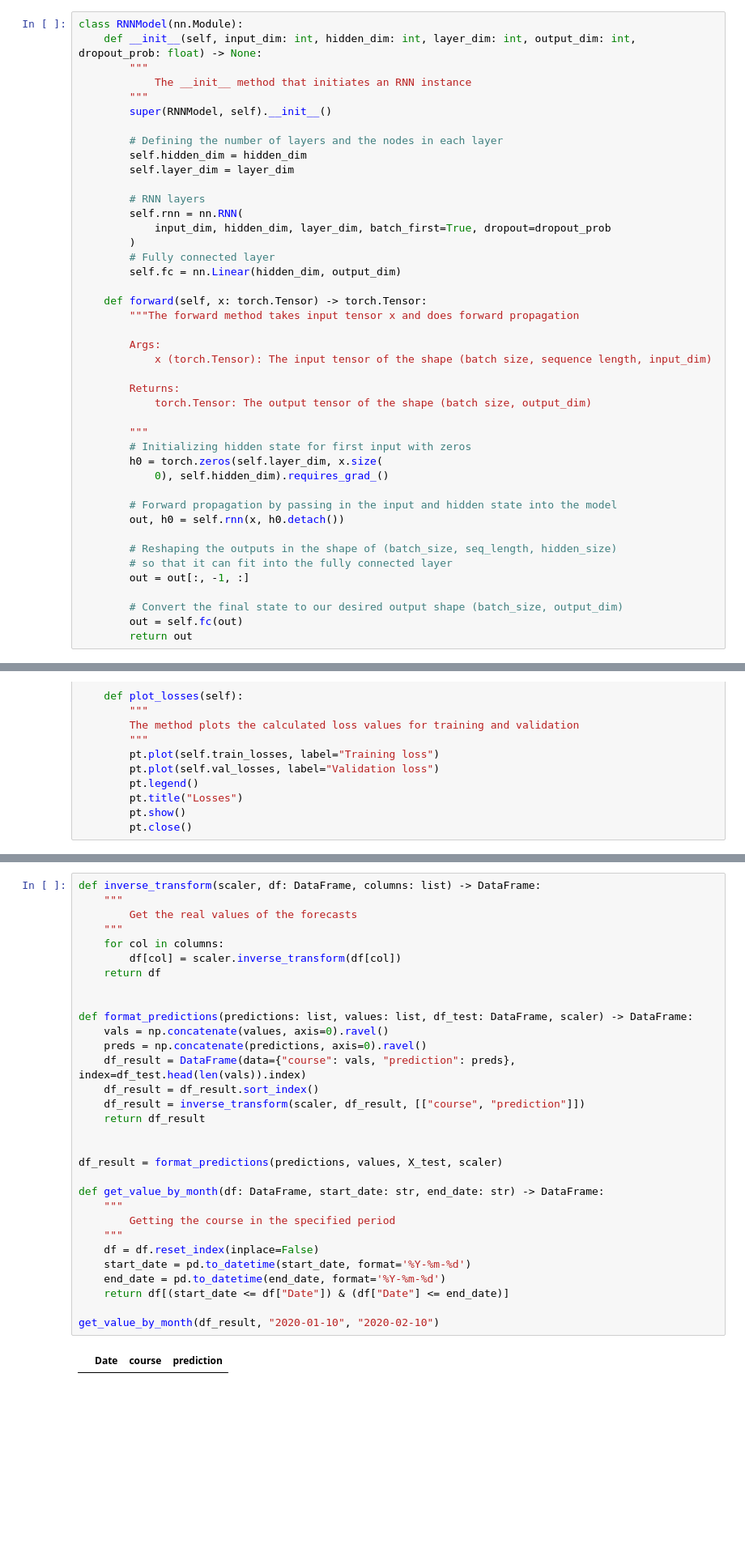
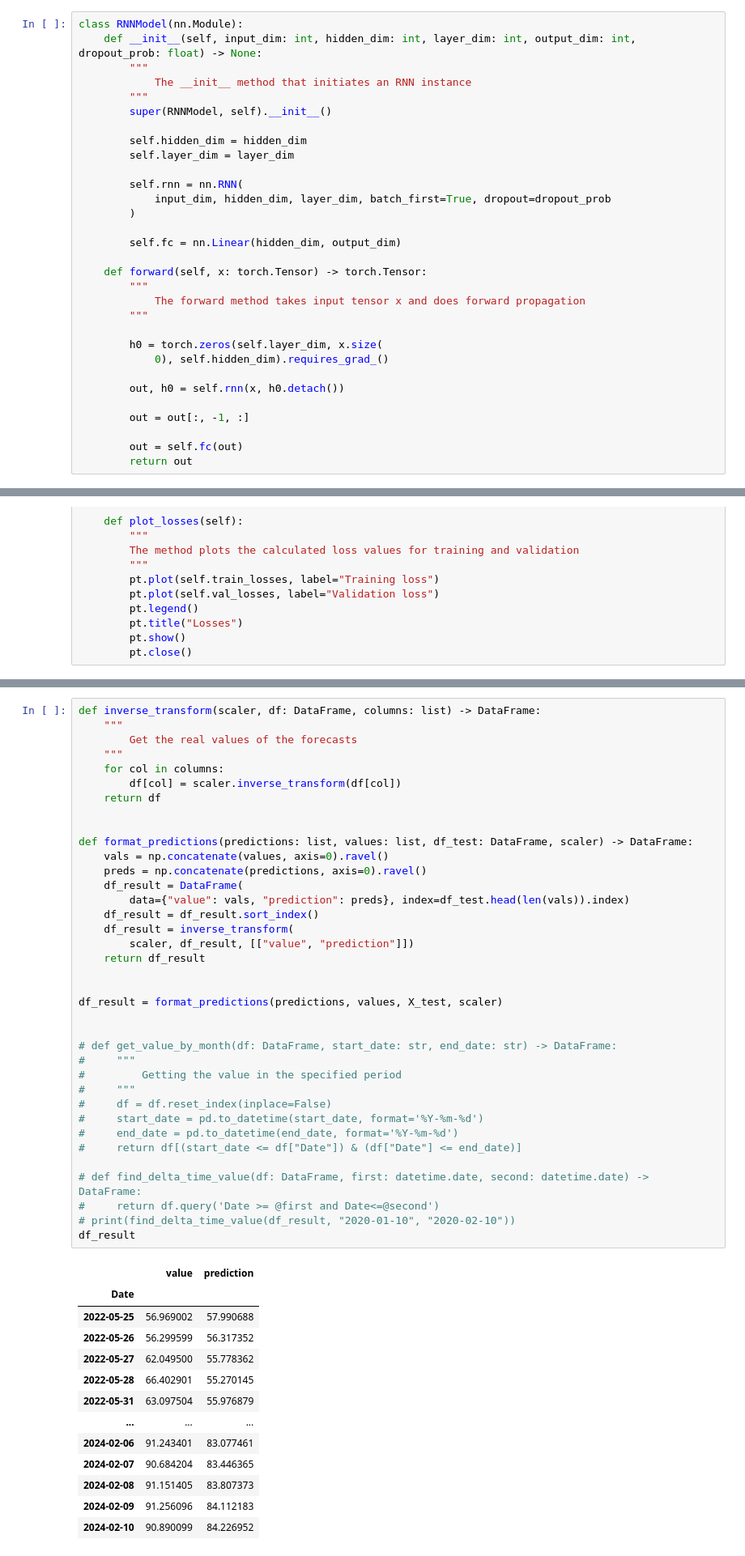
Before and after one commit to sk1fix/lab5py, a Jupyter notebook: main.ipynb, the cells around one changed output, grey strips where cells are left out. Shown: that part at 81% size. Cells and saved outputs as stored; diff of their text form; blank space fills up the shorter version.

```diff
--- a/main.ipynb
+++ b/main.ipynb
@@ -143,39 +143,27 @@ class RNNModel(nn.Module):
         """
         super(RNNModel, self).__init__()
 
-        # Defining the number of layers and the nodes in each layer
         self.hidden_dim = hidden_dim
         self.layer_dim = layer_dim
 
-        # RNN layers
         self.rnn = nn.RNN(
             input_dim, hidden_dim, layer_dim, batch_first=True, dropout=dropout_prob
         )
-        # Fully connected layer
+
         self.fc = nn.Linear(hidden_dim, output_dim)
 
     def forward(self, x: torch.Tensor) -> torch.Tensor:
-        """The forward method takes input tensor x and does forward propagation
+        """
+            The forward method takes input tensor x and does forward propagation
+        """
 
-        Args:
-            x (torch.Tensor): The input tensor of the shape (batch size, sequence length, input_dim)
-
-        Returns:
-            torch.Tensor: The output tensor of the shape (batch size, output_dim)
-
-        """
-        # Initializing hidden state for first input with zeros
         h0 = torch.zeros(self.layer_dim, x.size(
             0), self.hidden_dim).requires_grad_()
 
-        # Forward propagation by passing in the input and hidden state into the model
         out, h0 = self.rnn(x, h0.detach())
 
-        # Reshaping the outputs in the shape of (batch_size, seq_length, hidden_size)
-        # so that it can fit into the fully connected layer
         out = out[:, -1, :]
 
-        # Convert the final state to our desired output shape (batch_size, output_dim)
         out = self.fc(out)
         return out
 # %%
@@ -356,33 +344,51 @@ predictions, values = opt.evaluate(
 # %%
 def inverse_transform(scaler, df: DataFrame, columns: list) -> DataFrame:
     """
         Get the real values of the forecasts
     """
     for col in columns:
         df[col] = scaler.inverse_transform(df[col])
     return df
 
 
 def format_predictions(predictions: list, values: list, df_test: DataFrame, scaler) -> DataFrame:
     vals = np.concatenate(values, axis=0).ravel()
     preds = np.concatenate(predictions, axis=0).ravel()
-    df_result = DataFrame(data={"course": vals, "prediction": preds}, index=df_test.head(len(vals)).index)
+    df_result = DataFrame(
+        data={"value": vals, "prediction": preds}, index=df_test.head(len(vals)).index)
     df_result = df_result.sort_index()
-    df_result = inverse_transform(scaler, df_result, [["course", "prediction"]])
+    df_result = inverse_transform(
+        scaler, df_result, [["value", "prediction"]])
     return df_result
 
 
 df_result = format_predictions(predictions, values, X_test, scaler)
 
-def get_value_by_month(df: DataFrame, start_date: str, end_date: str) -> DataFrame:
-    """
-        Getting the course in the specified period
-    """
-    df = df.reset_index(inplace=False)
-    start_date = pd.to_datetime(start_date, format='%Y-%m-%d')
-    end_date = pd.to_datetime(end_date, format='%Y-%m-%d')
-    return df[(start_date <= df["Date"]) & (df["Date"] <= end_date)]
 
-get_value_by_month(df_result, "2020-01-10", "2020-02-10")
+# def get_value_by_month(df: DataFrame, start_date: str, end_date: str) -> DataFrame:
+#     """
+#         Getting the value in the specified period
+#     """
+#     df = df.reset_index(inplace=False)
+#     start_date = pd.to_datetime(start_date, format='%Y-%m-%d')
+#     end_date = pd.to_datetime(end_date, format='%Y-%m-%d')
+#     return df[(start_date <= df["Date"]) & (df["Date"] <= end_date)]
+
+# def find_delta_time_value(df: DataFrame, first: datetime.date, second: datetime.date) -> DataFrame:
+#     return df.query('Date >= @first and Date<=@second')
+# print(find_delta_time_value(df_result, "2020-01-10", "2020-02-10"))
+df_result
 # %% [output]
-|  | Date | course | prediction |
+|  | value | prediction |
+| Date |  |  |
+| 2022-05-25 | 56.969002 | 57.990688 |
+| 2022-05-26 | 56.299599 | 56.317352 |
+| 2022-05-27 | 62.049500 | 55.778362 |
+| 2022-05-28 | 66.402901 | 55.270145 |
+| 2022-05-31 | 63.097504 | 55.976879 |
+| ... | ... | ... |
+| 2024-02-06 | 91.243401 | 83.077461 |
+| 2024-02-07 | 90.684204 | 83.446365 |
+| 2024-02-08 | 91.151405 | 83.807373 |
+| 2024-02-09 | 91.256096 | 84.112183 |
+| 2024-02-10 | 90.890099 | 84.226952 |
```
Also changed, not shown: parts of 7 cells of this notebook, 1 other file.
